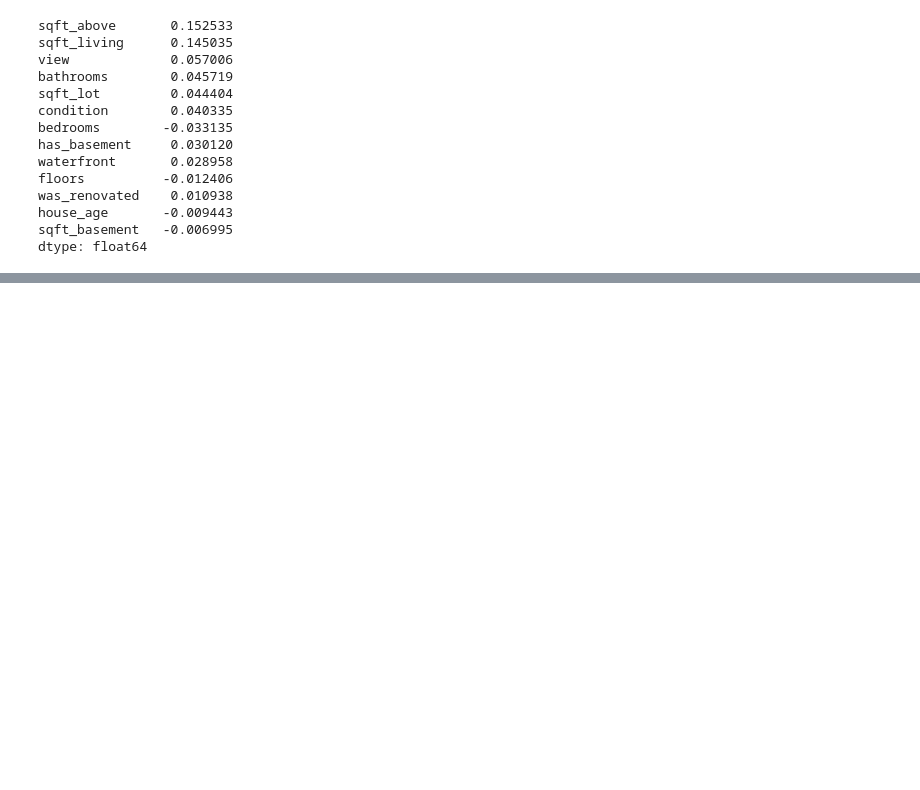
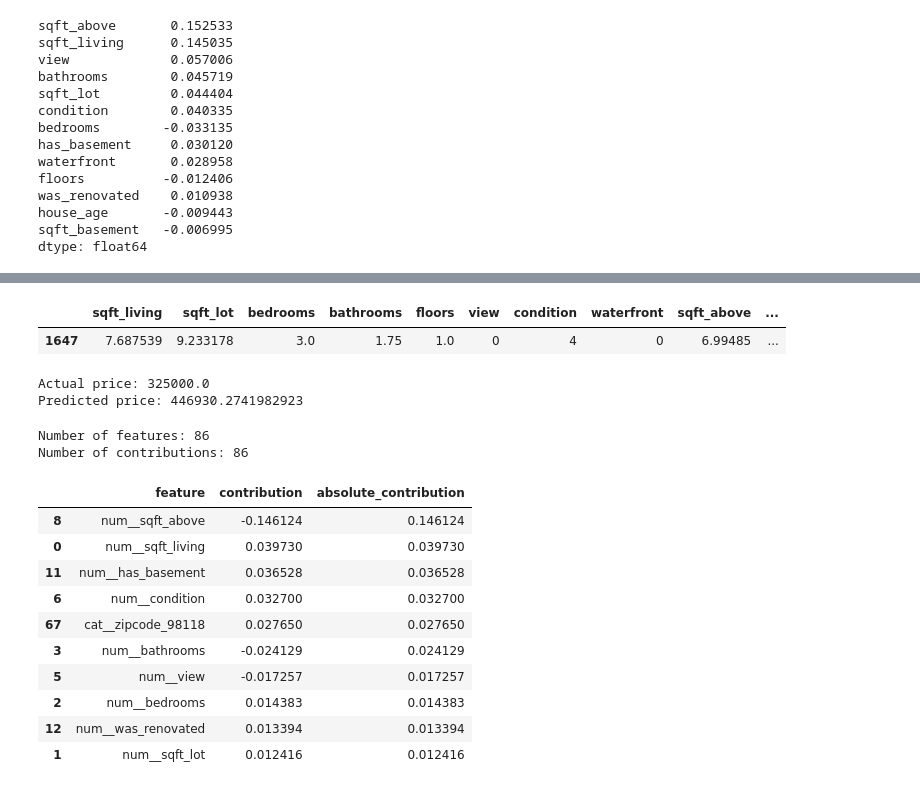
Before and after one commit to hager-gaber/INTERN_CURVE, a Jupyter notebook: Cluster&Classification/Price_Regression_Modeling.ipynb, the cells around one changed output, grey strips where cells are left out. Cells and saved outputs as stored; diff of their text form; code cells hidden in the pictures; blank space fills up the shorter version.

```diff
--- a/Cluster&Classification/Price_Regression_Modeling.ipynb
+++ b/Cluster&Classification/Price_Regression_Modeling.ipynb
@@ -86,0 +107,18 @@ dtype: float64
+# %%
+sample = X_test.iloc[[0]]
+sample
+# %% [output]
+|  | sqft_living | sqft_lot | bedrooms | bathrooms | floors | view | condition | waterfront | sqft_above | ... |
+| 1647 | 7.687539 | 9.233178 | 3.0 | 1.75 | 1.0 | 0 | 4 | 0 | 6.99485 | ... |
+# %%
+actual_price = y_test.iloc[0]
+
+predicted_price = np.expm1(
+    best.predict(sample)[0]
+)
+
+print("Actual price:", actual_price)
+print("Predicted price:", predicted_price)
+# %% [output]
+Actual price: 325000.0
+Predicted price: 446930.2741982923
@@ -86,0 +133,38 @@ dtype: float64
+# %%
+sample_transformed_dense = sample_transformed.toarray().ravel()
+
+contributions = sample_transformed_dense * coefficients
+
+print("Number of features:", len(feature_names))
+print("Number of contributions:", len(contributions))
+# %% [output]
+Number of features: 86
+Number of contributions: 86
+# %%
+contribution_df = pd.DataFrame({
+    'feature': feature_names,
+    'contribution': contributions
+})
+# %%
+contribution_df['absolute_contribution'] = (
+    contribution_df['contribution'].abs()
+)
+# %%
+contribution_df = contribution_df.sort_values(
+    'absolute_contribution',
+    ascending=False
+)
+# %%
+contribution_df.head(10)
+# %% [output]
+|  | feature | contribution | absolute_contribution |
+| 8 | num__sqft_above | -0.146124 | 0.146124 |
+| 0 | num__sqft_living | 0.039730 | 0.039730 |
+| 11 | num__has_basement | 0.036528 | 0.036528 |
+| 6 | num__condition | 0.032700 | 0.032700 |
+| 67 | cat__zipcode_98118 | 0.027650 | 0.027650 |
+| 3 | num__bathrooms | -0.024129 | 0.024129 |
+| 5 | num__view | -0.017257 | 0.017257 |
+| 2 | num__bedrooms | 0.014383 | 0.014383 |
+| 12 | num__was_renovated | 0.013394 | 0.013394 |
+| 1 | num__sqft_lot | 0.012416 | 0.012416 |
```
Also changed, not shown: parts of 11 cells of this notebook, 7 other files.
